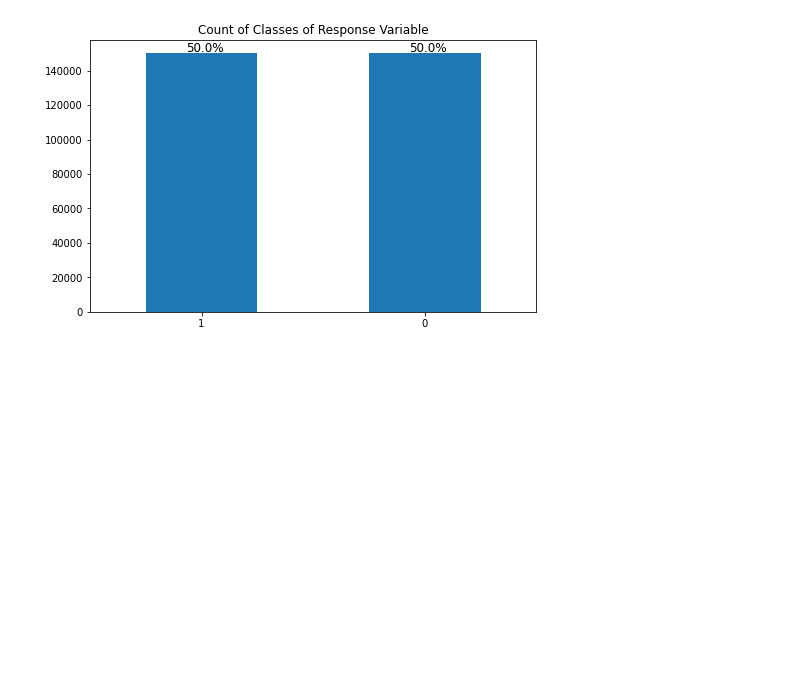
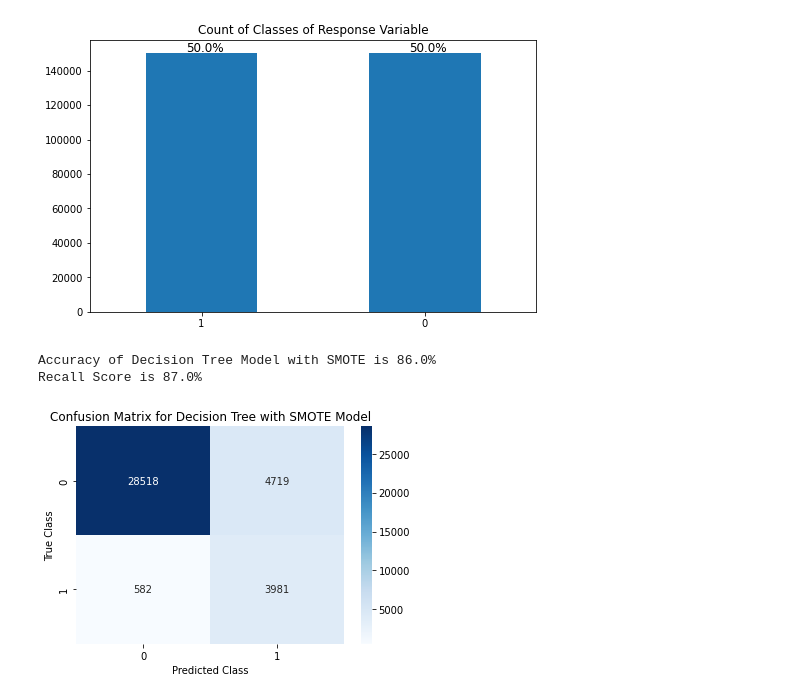
Before and after one commit to AmanCSE-1/Loan-Defaulter-Prediction-based-on-Customer-Behavior, a Jupyter notebook: main.ipynb, the cells around one changed output. Saved outputs shown, nothing was run; the diff lists cells and outputs as text; code cells hidden in the pictures; blank space fills up the shorter version.

Commit message:
Model Training : Decision Tree Model with SMOTE model trained, Accuracy = 86% and Recall Score = 87%

```diff
--- a/main.ipynb
+++ b/main.ipynb
@@ -399,3 +399,28 @@ for p in risk_plot.patches:
 plt.show()
 # %% [output]
 [figure]
+# %%
+dt_sm = DecisionTreeClassifier()
+
+dt_sm.fit(x_train_sm, y_train_sm)
+
+defaulter_predict_dt_sm = dt_sm.predict(x_test)
+# %%
+print("Accuracy of Decision Tree Model with SMOTE is {}%" .format(round(accuracy_score(y_test, defaulter_predict_dt_sm), 2)*100))
+
+print("Recall Score is {}%".format(round(recall_score(y_test, defaulter_predict_dt_sm), 2)*100))
+# %% [output]
+Accuracy of Decision Tree Model with SMOTE is 86.0%
+Recall Score is 87.0%
+# %%
+cf_matrix_dt_sm = confusion_matrix(y_test, defaulter_predict_dt_sm)
+
+sns.heatmap(data=cf_matrix_dt_sm, annot=True, fmt='2', cmap='Blues')
+
+plt.xlabel('Predicted Class')
+plt.ylabel('True Class')
+plt.title('Confusion Matrix for Decision Tree with SMOTE Model')
+
+plt.show()
+# %% [output]
+[figure, added]
```
